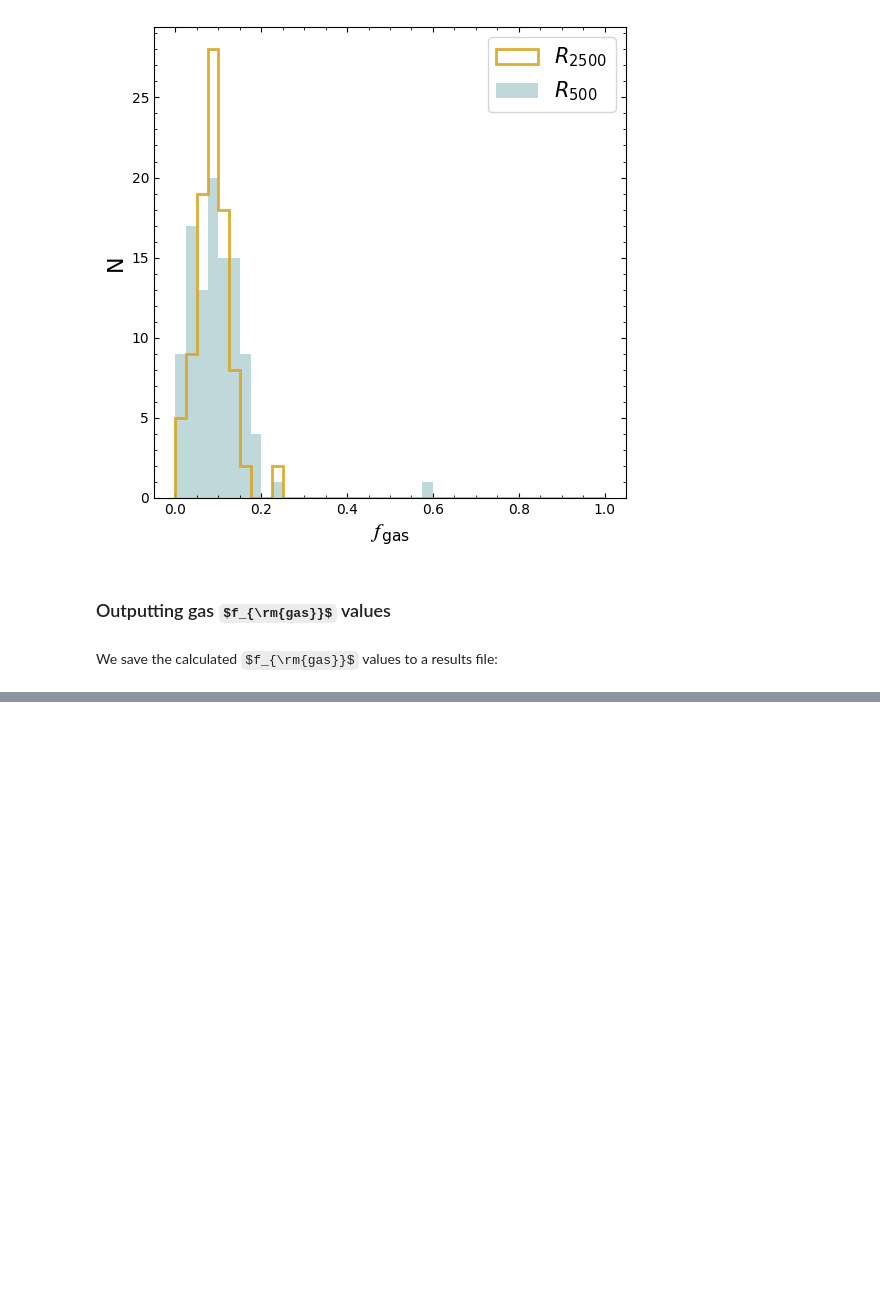
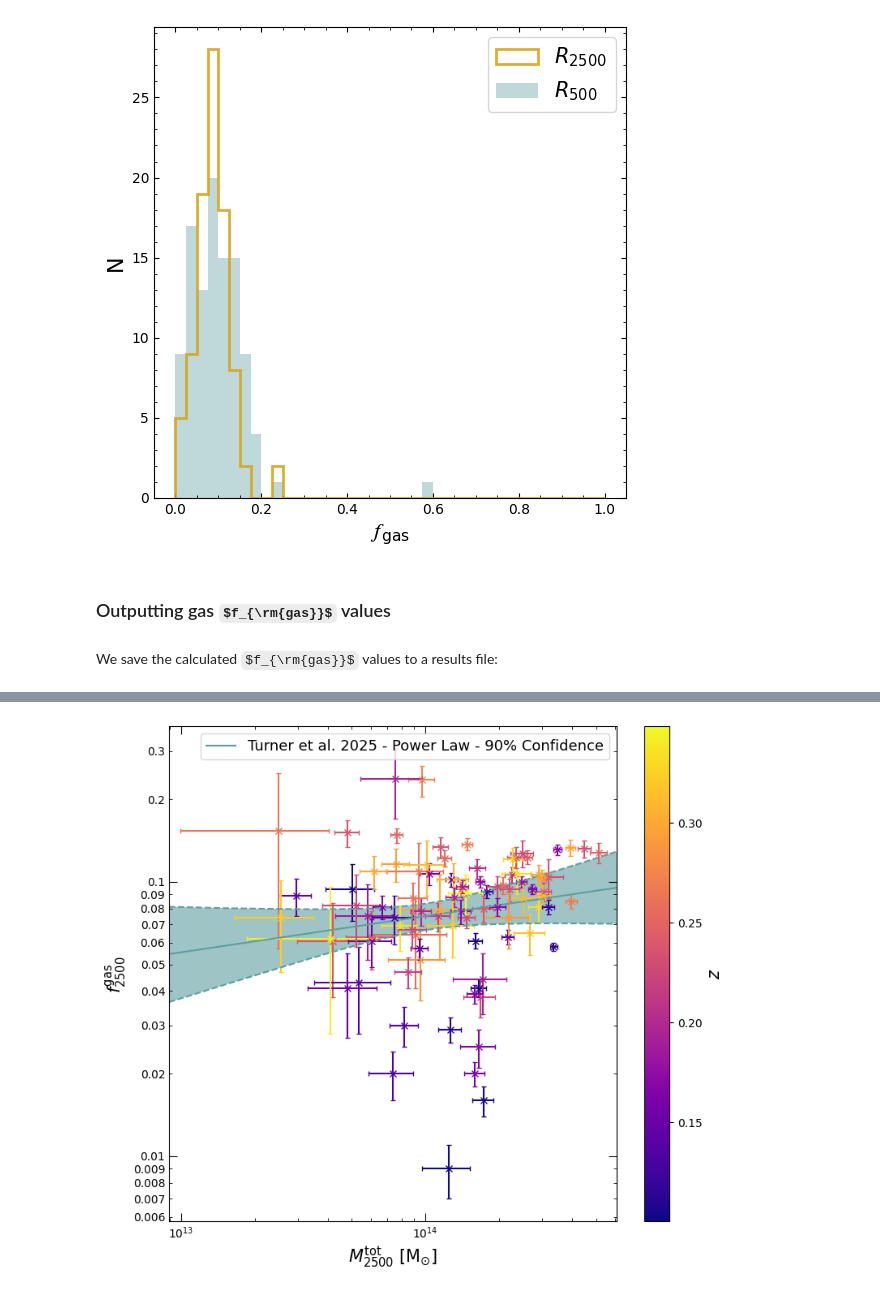
Before and after one commit to DavidT3/XCS-Mass-II-Analysis, a Jupyter notebook: notebooks/gas_fraction/sdssrm_measure_gas_fraction.ipynb, the cells around one changed output, grey strips where cells are left out. Drawn from its saved outputs; the diff is of its cells as text; code cells hidden in the pictures; some formulas as TeX source; blank space fills up the shorter version.

```diff
--- a/notebooks/gas_fraction/sdssrm_measure_gas_fraction.ipynb
+++ b/notebooks/gas_fraction/sdssrm_measure_gas_fraction.ipynb
@@ -103,0 +249,5 @@ fgas_df = pd.DataFrame(fgas_dat, columns=fgas_col)
+# %%
+frac2500_mtot2500.view(figsize=(8, 7), log_scale=True, plot_title='',
+                       save_path="../../outputs/figures/gas_fraction/fgas2500-mtot2500_evolution.pdf")
+# %% [output]
+[figure, added]
```
Also changed, not shown: parts of 45 cells of this notebook.
